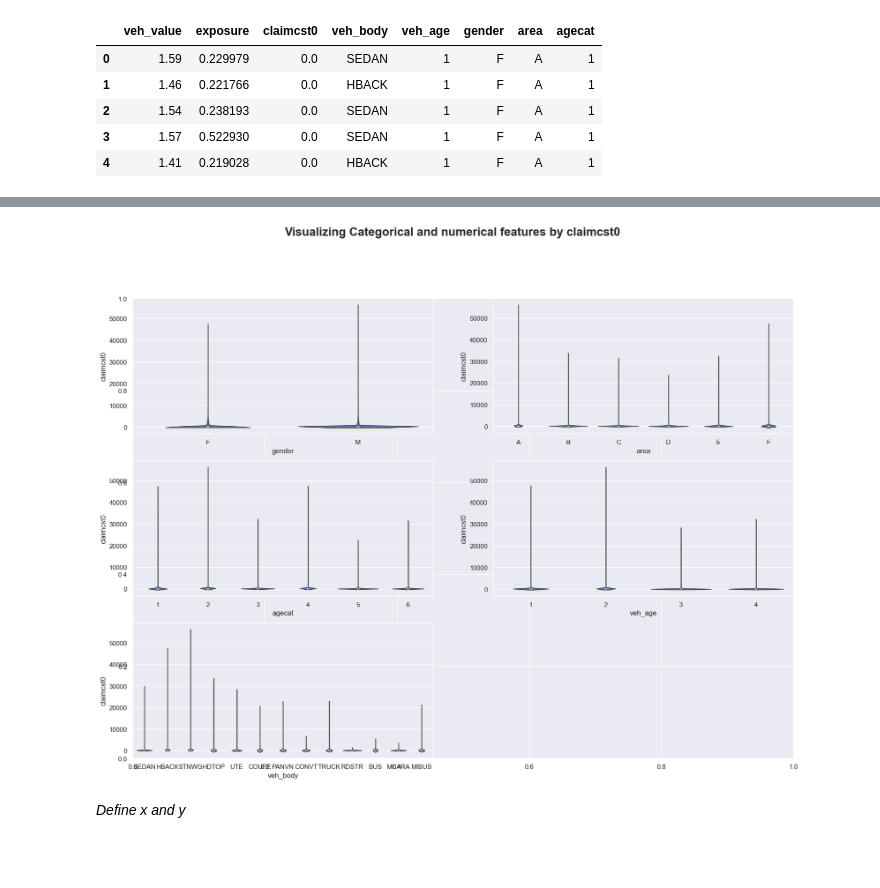
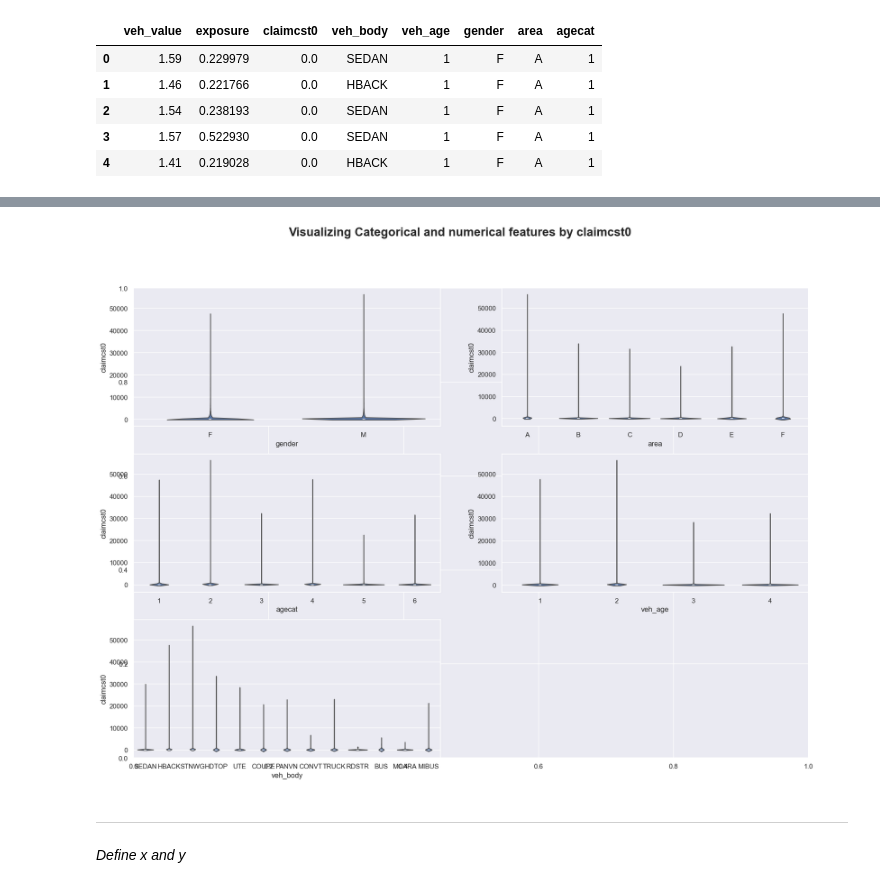
Before and after one commit to omars1234/Insurance_Analysis, a Jupyter notebook: Notebooks/Data_Regression/catboost_info/Claims_Regression.ipynb, the cells around one changed output, grey strips where cells are left out. Cells and saved outputs as stored; diff of their text form; code cells hidden in the pictures; blank space fills up the shorter version.

```diff
--- a/Notebooks/Data_Regression/catboost_info/Claims_Regression.ipynb
+++ b/Notebooks/Data_Regression/catboost_info/Claims_Regression.ipynb
@@ -104,20 +107,22 @@ df.groupby("area")["claimcst0"].mean().to_frame()
 # %%
 plt.subplots(figsize=(20,14))
-plt.suptitle(f"Visualizing Categorical and numerical features by claimcst0",fontsize=20,fontweight="bold",y=1.)
+plt.suptitle(f"Visualizing Categorical and numerical features by claimcst0",fontsize=20,fontweight="bold")
 plt.subplot(321)
 sns.violinplot(x="gender",y="claimcst0",data=df)
 plt.subplot(322)
 sns.violinplot(x="area",y="claimcst0",data=df)
 plt.subplot(323)
 sns.violinplot(x="agecat",y="claimcst0",data=df)
 plt.subplot(324)
 sns.violinplot(x="veh_age",y="claimcst0",data=df)
 plt.subplot(325)
 sns.violinplot(x="veh_body",y="claimcst0",data=df)
 
 plt.savefig('C:/Users/Omar/Desktop/Omar_Files/Python_Analysis/Auto_Insurance/outcomes/featuresbytargetGraphs/plot_features_by_claimcst0.png',dpi=500);
 # %% [output]
-[figure, old version]
+[figure, new version]
+# %% [markdown]
+---
 # %%
 categories_encoder=LabelEncoder()
 for col in df:
```
Also changed, not shown: parts of 18 cells of this notebook, 12 other files.
